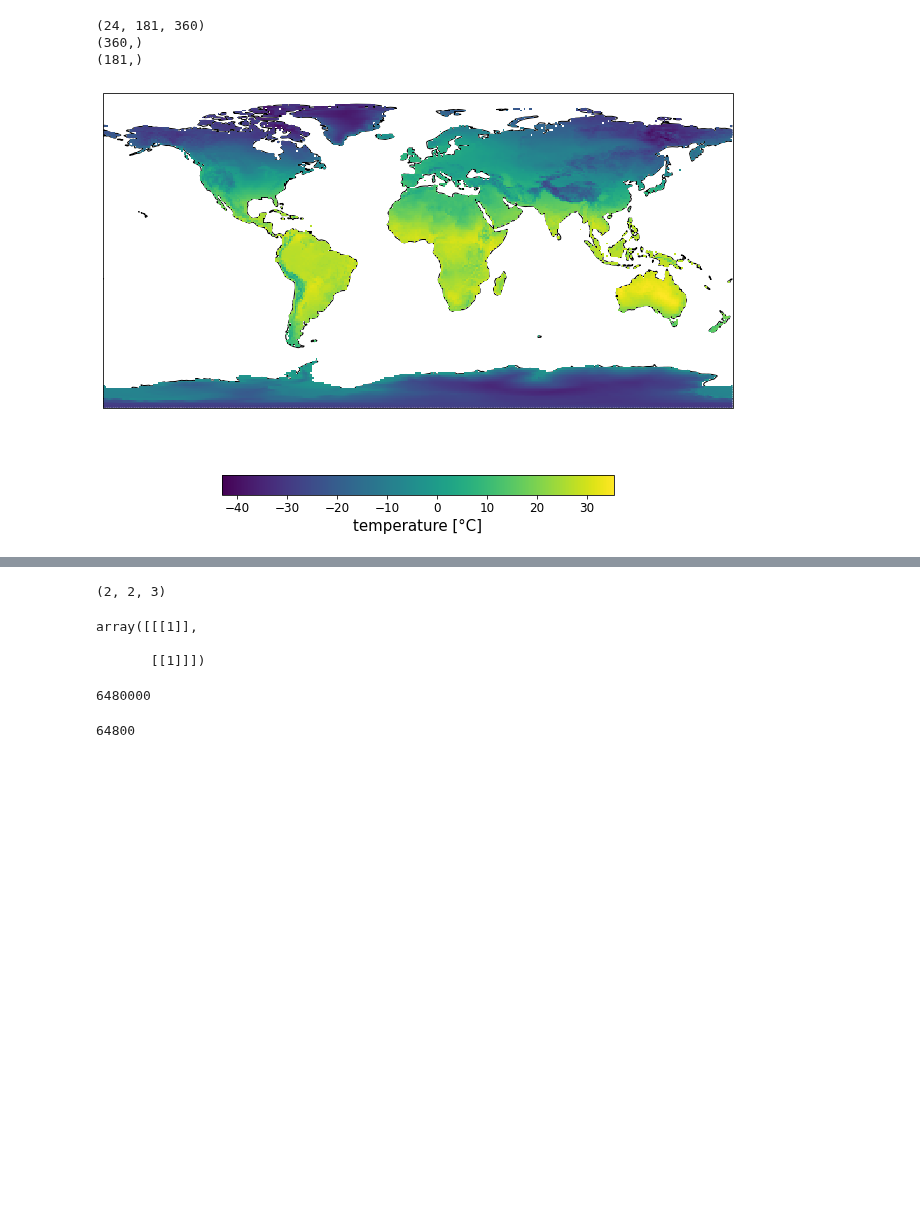
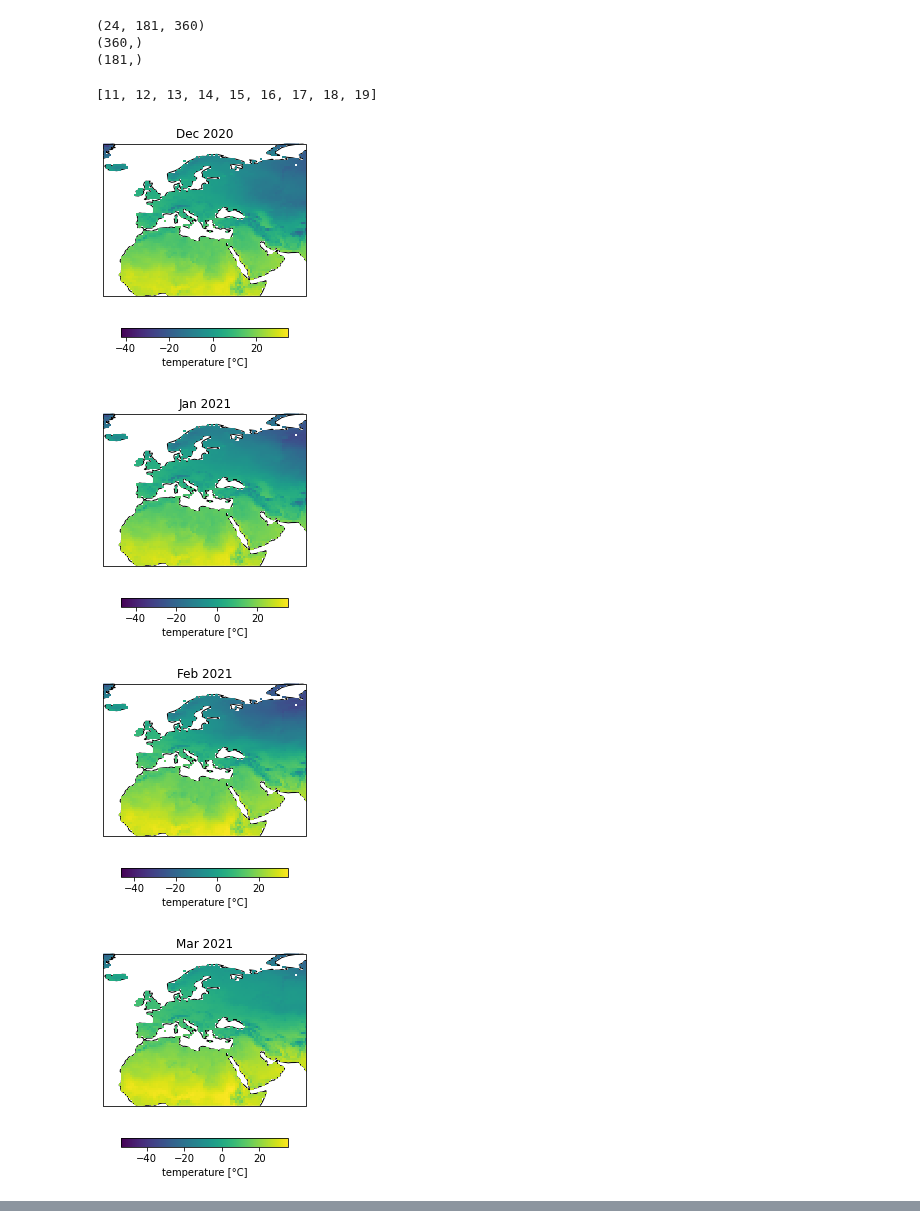
Before and after one commit to gtlab-barcelona/robert, a Jupyter notebook: anomalies/code/1-tmp-pre-anomalies-maps.ipynb, the cells around one changed output, grey strips where cells are left out. Drawn from its saved outputs; the diff is of its cells as text; code cells hidden in the pictures; blank space fills up the shorter version.

```diff
--- a/anomalies/code/1-tmp-pre-anomalies-maps.ipynb
+++ b/anomalies/code/1-tmp-pre-anomalies-maps.ipynb
@@ -6,7 +6,7 @@ import cartopy.feature as cfeature
 from netCDF4 import Dataset
 
 # default plotting settings
-plt.rc('figure', figsize=(11.69,8.27))  # din a4 size in inches
+#plt.rc('figure', figsize=(8.27,11.69))  # din a4 size in inches
 # %% [markdown]
 # Anomalies Maps
 
@@ -59,9 +59,3 @@ print(lat.shape) # from -90 to 90 (including 0°)
 (24, 181, 360)
 (360,)
 (181,)
-# %%
-# edge coordinates of map
-top =
-
-
-t2m = t2m[:,]
@@ -68,11 +77,38 @@ t2m = t2m[:,]
+# %%
+# create array holding INDICES of vals of appropriate time frame
+# NOTE: start and end date are both included!
+start = datetime(2020, 12, 1)
+end = datetime(2021, 8, 1)
+
+iplot = []
+for i, time in enumerate(dtime):
+    if time >= start and time <= end:
+        iplot.append(i)
+iplot
+# %% [output]
+[11, 12, 13, 14, 15, 16, 17, 18, 19]
 # %%
+# The data is defined in lat/lon coordinate system, so PlateCarree() is the
+# appropriate transformation choice.
+# (https://scitools.org.uk/cartopy/docs/latest/tutorials/understanding_transform.html)
+data_crs = ccrs.PlateCarree()
+
 llon, llat = np.meshgrid(lon, lat)
-fig = plt.figure()
-ax = plt.axes(projection=ccrs.PlateCarree())
-ax.coastlines()
-pcm = ax.pcolormesh(lon, lat, t2m[0,:,:]-272.15) # alternatively: ax.contourf()
-cb = fig.colorbar(pcm, orientation='horizontal', shrink=0.6)
-cb.set_label('temperature [°C]', size=15)
-cb.ax.tick_params(labelsize='large')
+for i in iplot:
+    fig = plt.figure()
+    ax = plt.axes(projection=ccrs.PlateCarree())
+    ax.set_extent([-25, 70, 5, 70])
+    ax.set_title(dtime[i].strftime('%b %Y'))
+    ax.add_feature(cfeature.COASTLINE)
+    pcm = ax.pcolormesh(lon, lat, t2m[i,:,:]-272.15, # alternatively: ax.contourf()
+                        transform=data_crs)
+    cb = fig.colorbar(pcm, orientation='horizontal', shrink=0.5)
+    cb.set_label('temperature [°C]')
+    #cb.ax.tick_params(labelsize='large')
+    fig.savefig(f'../figs/dragonflies-catalonia/'+dtime[i].strftime('%Y-%m')+'.png',
+                bbox_inches='tight', dpi=600)
 # %% [output]
-[figure, old version]
+[figure, new version]
+[figure, added]
+[figure, added]
+[figure, added]
@@ -79,17 +119,0 @@ cb.ax.tick_params(labelsize='large')
-# %%
-test = np.array([[[1,1,2], [2,3,3]], [[1,1,1], [1,1,1]]])
-print(test.shape)
-test[:,::2,::3]
-# %% [output]
-(2, 2, 3)
-array([[[1]],
-
-       [[1]]])
-# %%
-1800*3600
-# %% [output]
-6480000
-# %%
-180*360
-# %% [output]
-64800
```
Also changed, not shown: parts of 4 cells of this notebook, 20 other files.
